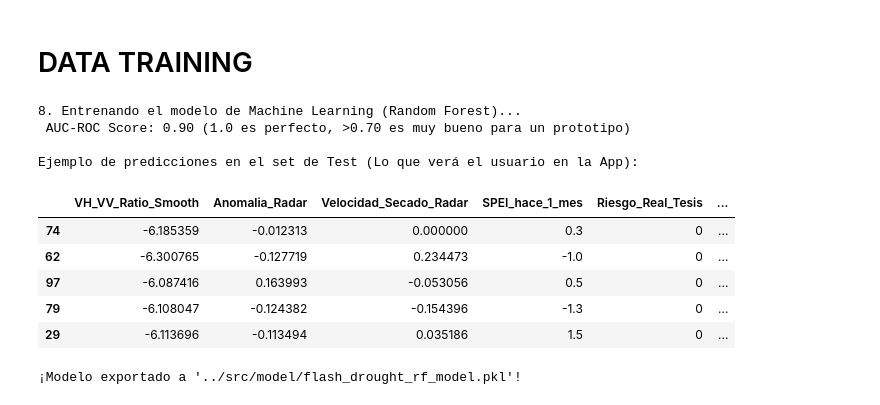
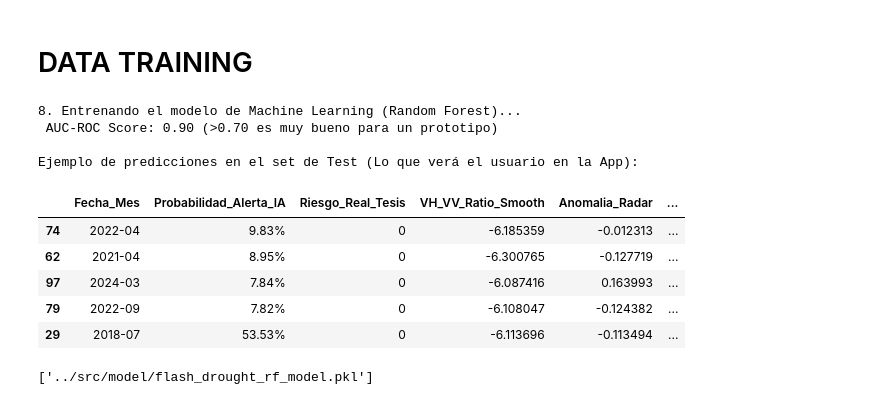
Before and after one commit to Eliiss/flash_drought_app, a Jupyter notebook: notebooks/02_dataset_modeling_new.ipynb, the cells around one changed output. Drawn from its saved outputs; the diff is of its cells as text; code cells hidden in the pictures.

```diff
--- a/notebooks/02_dataset_modeling_new.ipynb
+++ b/notebooks/02_dataset_modeling_new.ipynb
@@ -369,40 +369,48 @@ X_train, X_test, y_train, y_test = train_test_split(X, y, test_size=0.2, random_
 # Random Forest es mucho más estable que XGBoost para este tamaño de datos
 model = RandomForestClassifier(
     n_estimators=150,
     max_depth=4,
     class_weight='balanced', # Balancea automáticamente los pocos incendios que hay
     random_state=42
 )
 model.fit(X_train, y_train)
 
 # 4. OBTENER PROBABILIDADES DE RIESGO
 probabilidades_riesgo = model.predict_proba(X_test)[:, 1]
 
 # 5. EVALUACIÓN
 auc_score = roc_auc_score(y_test, probabilidades_riesgo)
-print(f" AUC-ROC Score: {auc_score:.2f} (1.0 es perfecto, >0.70 es muy bueno para un prototipo)")
+print(f" AUC-ROC Score: {auc_score:.2f} (>0.70 es muy bueno para un prototipo)")
 
 # 6. VER EJEMPLO DE LA SALIDA
 df_resultados = X_test.copy()
 df_resultados['Riesgo_Real_Tesis'] = y_test
+# Formateamos la probabilidad para que se vea bonita en porcentaje
 df_resultados['Probabilidad_Alerta_IA'] = (probabilidades_riesgo * 100).round(2).astype(str) + '%'
 
+# Recuperamos la fecha original usando el índice de las filas
+df_resultados['Fecha_Mes'] = dataset_ml.loc[df_resultados.index, 'Fecha_plot'].dt.strftime('%Y-%m')
+
+# Reordenamos las columnas (usando el nombre correcto)
+columnas_orden =['Fecha_Mes', 'Probabilidad_Alerta_IA', 'Riesgo_Real_Tesis'] + features
+df_mostrar = df_resultados[columnas_orden].sort_values(by='Probabilidad_Alerta_IA', ascending=False)
+
 print("\nEjemplo de predicciones en el set de Test (Lo que verá el usuario en la App):")
-display(df_resultados.sort_values(by='Probabilidad_Alerta_IA', ascending=False).head(5))
+display(df_mostrar.head(5))
 
 # 7. GUARDAR MODELO PARA EL FRONTEND
 import os
 os.makedirs('../src/model', exist_ok=True)
 joblib.dump(model, '../src/model/flash_drought_rf_model.pkl')
 # %% [output]
 8. Entrenando el modelo de Machine Learning (Random Forest)...
- AUC-ROC Score: 0.90 (1.0 es perfecto, >0.70 es muy bueno para un prototipo)
+ AUC-ROC Score: 0.90 (>0.70 es muy bueno para un prototipo)
 
 Ejemplo de predicciones en el set de Test (Lo que verá el usuario en la App):
-|  | VH_VV_Ratio_Smooth | Anomalia_Radar | Velocidad_Secado_Radar | SPEI_hace_1_mes | Riesgo_Real_Tesis | ... |
-| 74 | -6.185359 | -0.012313 | 0.000000 | 0.3 | 0 | ... |
-| 62 | -6.300765 | -0.127719 | 0.234473 | -1.0 | 0 | ... |
-| 97 | -6.087416 | 0.163993 | -0.053056 | 0.5 | 0 | ... |
-| 79 | -6.108047 | -0.124382 | -0.154396 | -1.3 | 0 | ... |
-| 29 | -6.113696 | -0.113494 | 0.035186 | 1.5 | 0 | ... |
+|  | Fecha_Mes | Probabilidad_Alerta_IA | Riesgo_Real_Tesis | VH_VV_Ratio_Smooth | Anomalia_Radar | ... |
+| 74 | 2022-04 | 9.83% | 0 | -6.185359 | -0.012313 | ... |
+| 62 | 2021-04 | 8.95% | 0 | -6.300765 | -0.127719 | ... |
+| 97 | 2024-03 | 7.84% | 0 | -6.087416 | 0.163993 | ... |
+| 79 | 2022-09 | 7.82% | 0 | -6.108047 | -0.124382 | ... |
+| 29 | 2018-07 | 53.53% | 0 | -6.113696 | -0.113494 | ... |
-¡Modelo exportado a '../src/model/flash_drought_rf_model.pkl'!
+['../src/model/flash_drought_rf_model.pkl']
```
Also changed, not shown: parts of 1 cell of this notebook, 2 other files.
